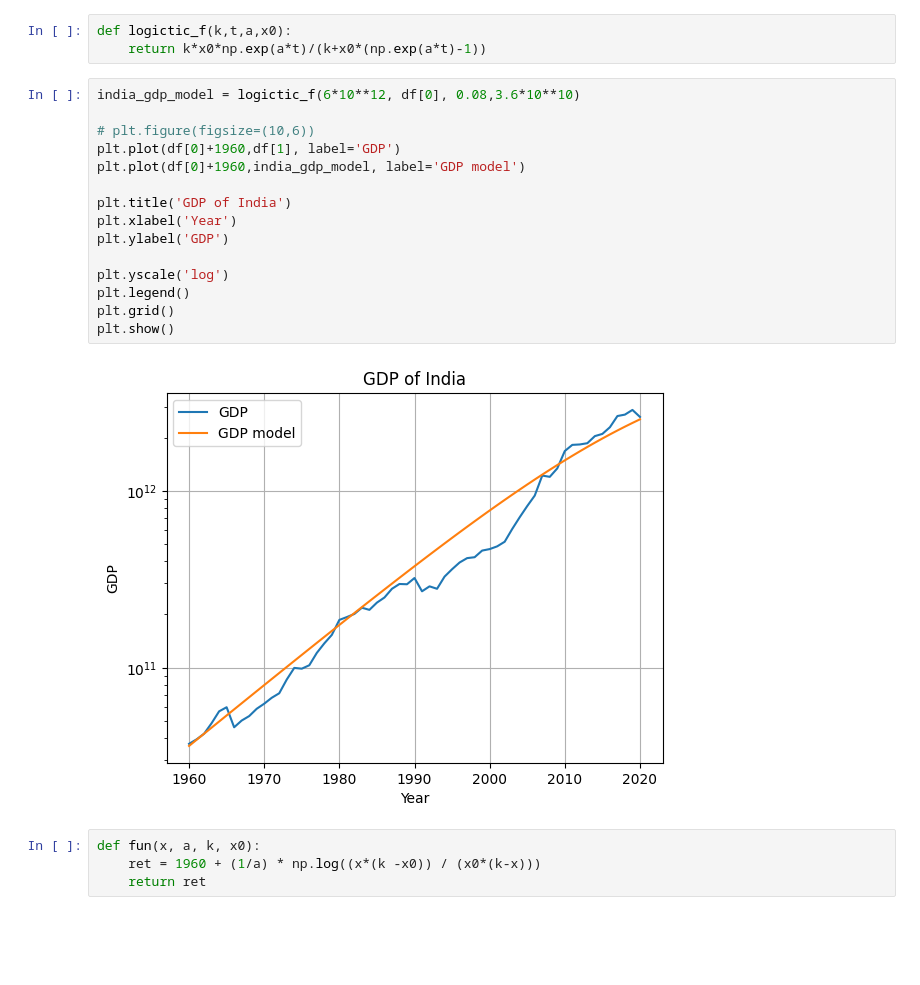
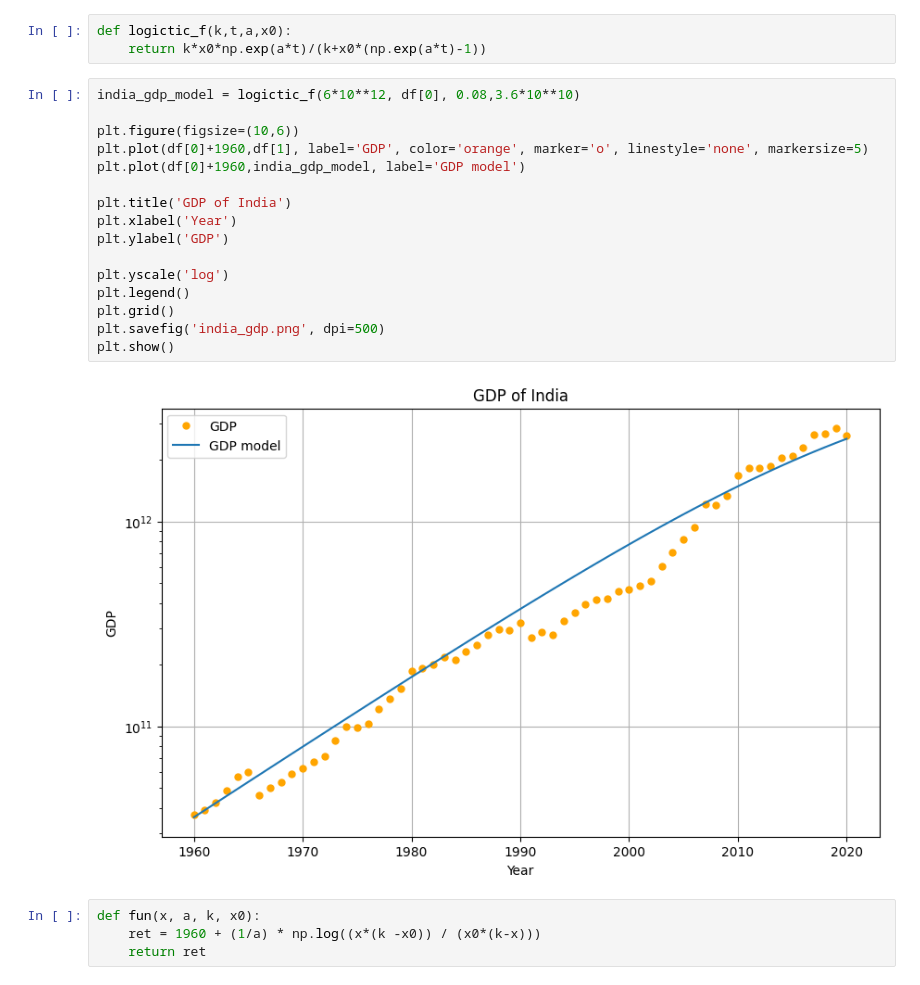
Before and after one commit to akshaTec/AKSum_CS_302, a Jupyter notebook: Lab1/q_2 (1).ipynb, the cells around one changed output. Saved outputs shown, nothing was run; the diff lists cells and outputs as text; blank space fills up the shorter version.

```diff
--- a/Lab1/q_2 (1).ipynb
+++ b/Lab1/q_2 (1).ipynb
@@ -21,20 +21,21 @@ def logictic_f(k,t,a,x0):
 # %%
 india_gdp_model = logictic_f(6*10**12, df[0], 0.08,3.6*10**10)
 
-# plt.figure(figsize=(10,6))
-plt.plot(df[0]+1960,df[1], label='GDP')
+plt.figure(figsize=(10,6))
+plt.plot(df[0]+1960,df[1], label='GDP', color='orange', marker='o', linestyle='none', markersize=5)
 plt.plot(df[0]+1960,india_gdp_model, label='GDP model')
 
 plt.title('GDP of India')
 plt.xlabel('Year')
 plt.ylabel('GDP')
 
 plt.yscale('log')
 plt.legend()
 plt.grid()
+plt.savefig('india_gdp.png', dpi=500)
 plt.show()
 # %% [output]
-[figure, old version]
+[figure, new version]
 # %%
 def fun(x, a, k, x0):
     ret = 1960 + (1/a) * np.log((x*(k -x0)) / (x0*(k-x)))
```
Also changed, not shown: parts of 3 cells of this notebook, 2 other files.
